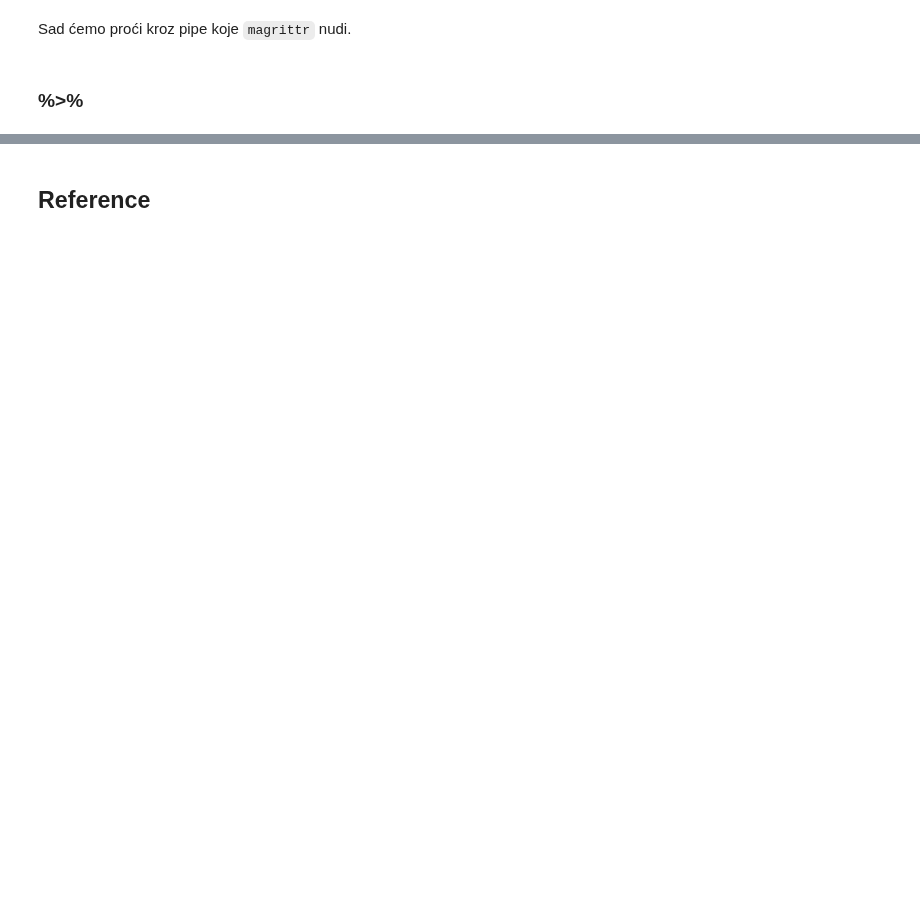
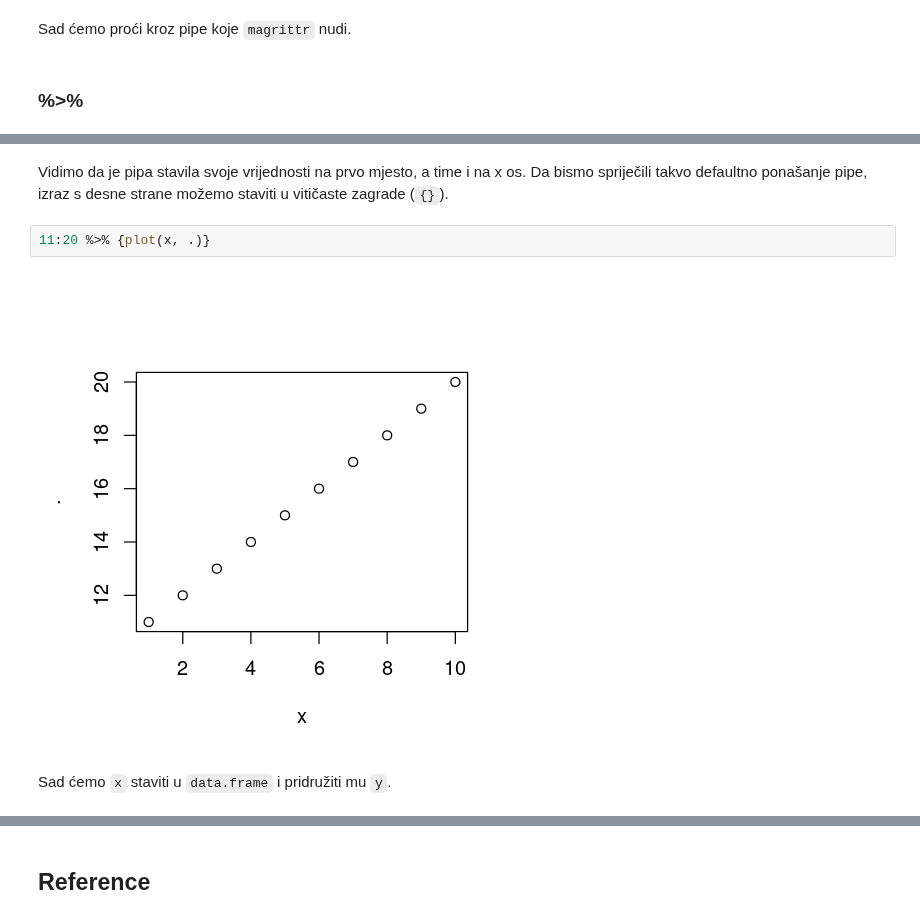
Before and after one commit to vdeni/rdionica, a Jupyter notebook: jupyter-notebook/priprema_podaci_upitnik.ipynb, the cells around one changed output, grey strips where cells are left out. Saved outputs shown, nothing was run; the diff lists cells and outputs as text; blank space fills up the shorter version.

```diff
--- a/jupyter-notebook/priprema_podaci_upitnik.ipynb
+++ b/jupyter-notebook/priprema_podaci_upitnik.ipynb
@@ -172,0 +212,8 @@ Sad ćemo proći kroz pipe koje `magrittr` nudi.
+# %% [markdown]
+Vidimo da je pipa stavila svoje vrijednosti na prvo mjesto, a time i na x os. Da bismo spriječili takvo defaultno ponašanje pipe, izraz s desne strane možemo staviti u vitičaste zagrade (`{}`).
+# %%
+11:20 %>% {plot(x, .)}
+# %% [output]
+[figure, added]
+# %% [markdown]
+Sad ćemo `x` staviti u `data.frame` i pridružiti mu `y`.
```
Also changed, not shown: parts of 46 cells of this notebook.
